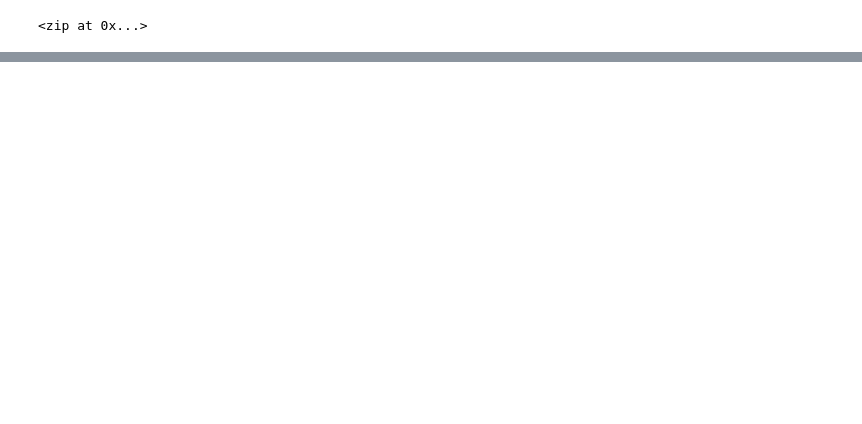
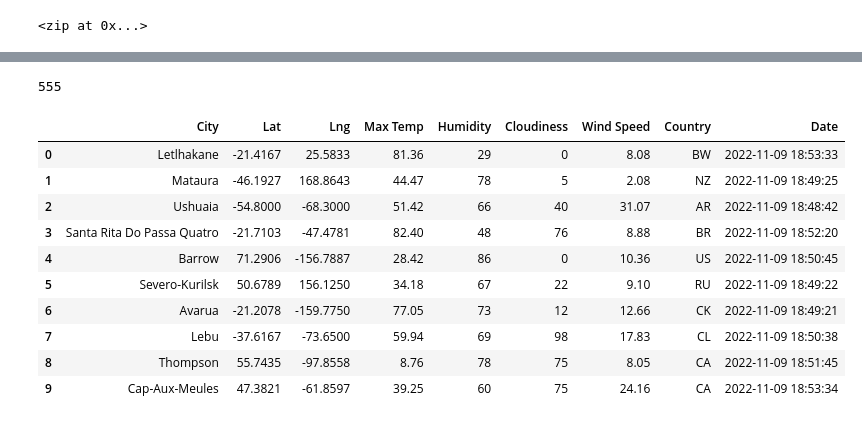
Before and after one commit to anrobertson/World_Weather_Analysis, a Jupyter notebook: WeatherPy.ipynb, the cells around one changed output, grey strips where cells are left out. Cells and saved outputs as stored; diff of their text form; code cells hidden in the pictures; blank space fills up the shorter version.

Commit message:
WeatherPy

```diff
--- a/WeatherPy.ipynb
+++ b/WeatherPy.ipynb
@@ -3,6 +3,18 @@
 import pandas as pd
 import matplotlib.pyplot as plt
 import numpy as np
+
+# Import the requests library
+import requests
+
+# Import the API key
+from config import weather_api_key
+
+# Starting URL for Weather Map API Call.
+url = "http://api.openweathermap.org/data/2.5/weather?units=Imperial&APPID=" + weather_api_key
+
+# Import the datetime module from the datetime library.
+from datetime import datetime
 # %%
 # Create a set of random latitude and longitude combinations.
 lats = np.random.uniform(low=-90.000, high=90.000, size=1500)
@@ -54,0 +151,20 @@ len(cities)
+# %%
+len(city_data)
+# %% [output]
+555
+# %%
+# Convert the array of dictionaries to a Pandas DataFrame.
+city_data_df = pd.DataFrame(city_data)
+city_data_df.head(10)
+# %% [output]
+|  | City | Lat | Lng | Max Temp | Humidity | Cloudiness | Wind Speed | Country | Date |
+| 0 | Letlhakane | -21.4167 | 25.5833 | 81.36 | 29 | 0 | 8.08 | BW | 2022-11-09 18:53:33 |
+| 1 | Mataura | -46.1927 | 168.8643 | 44.47 | 78 | 5 | 2.08 | NZ | 2022-11-09 18:49:25 |
+| 2 | Ushuaia | -54.8000 | -68.3000 | 51.42 | 66 | 40 | 31.07 | AR | 2022-11-09 18:48:42 |
+| 3 | Santa Rita Do Passa Quatro | -21.7103 | -47.4781 | 82.40 | 48 | 76 | 8.88 | BR | 2022-11-09 18:52:20 |
+| 4 | Barrow | 71.2906 | -156.7887 | 28.42 | 86 | 0 | 10.36 | US | 2022-11-09 18:50:45 |
+| 5 | Severo-Kurilsk | 50.6789 | 156.1250 | 34.18 | 67 | 22 | 9.10 | RU | 2022-11-09 18:49:22 |
+| 6 | Avarua | -21.2078 | -159.7750 | 77.05 | 73 | 12 | 12.66 | CK | 2022-11-09 18:49:21 |
+| 7 | Lebu | -37.6167 | -73.6500 | 59.94 | 69 | 98 | 17.83 | CL | 2022-11-09 18:50:38 |
+| 8 | Thompson | 55.7435 | -97.8558 | 8.76 | 78 | 75 | 8.05 | CA | 2022-11-09 18:51:45 |
+| 9 | Cap-Aux-Meules | 47.3821 | -61.8597 | 39.25 | 60 | 75 | 24.16 | CA | 2022-11-09 18:53:34 |
```
Also changed, not shown: parts of 7 cells of this notebook, 3 other files.
